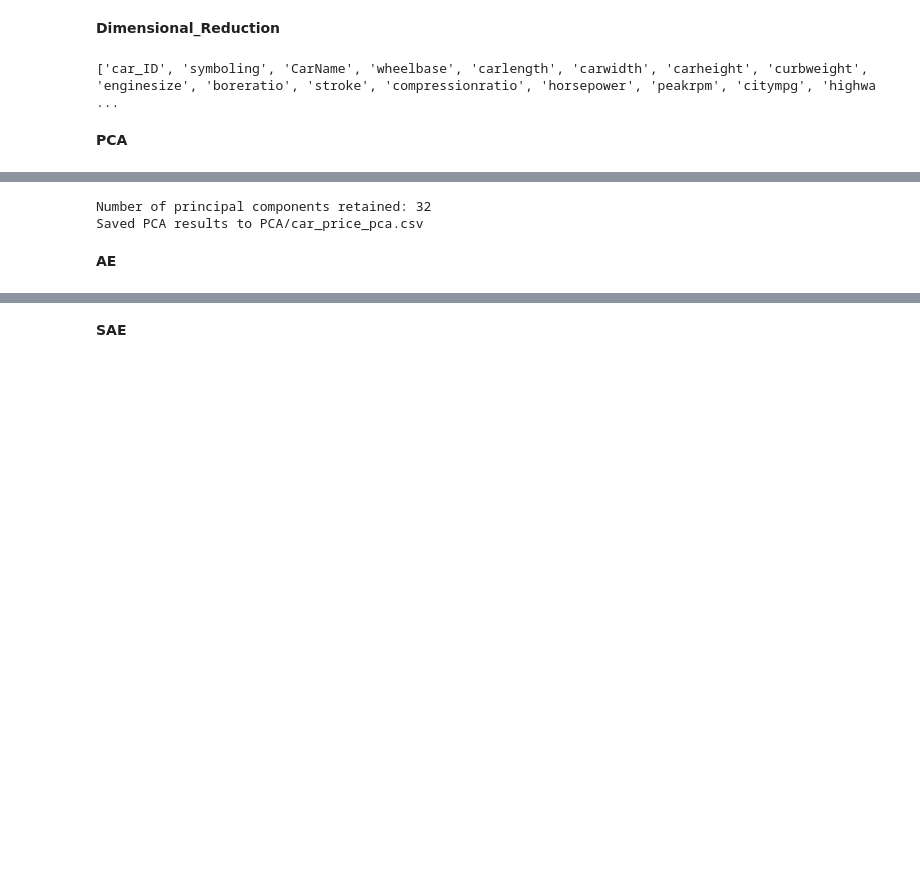
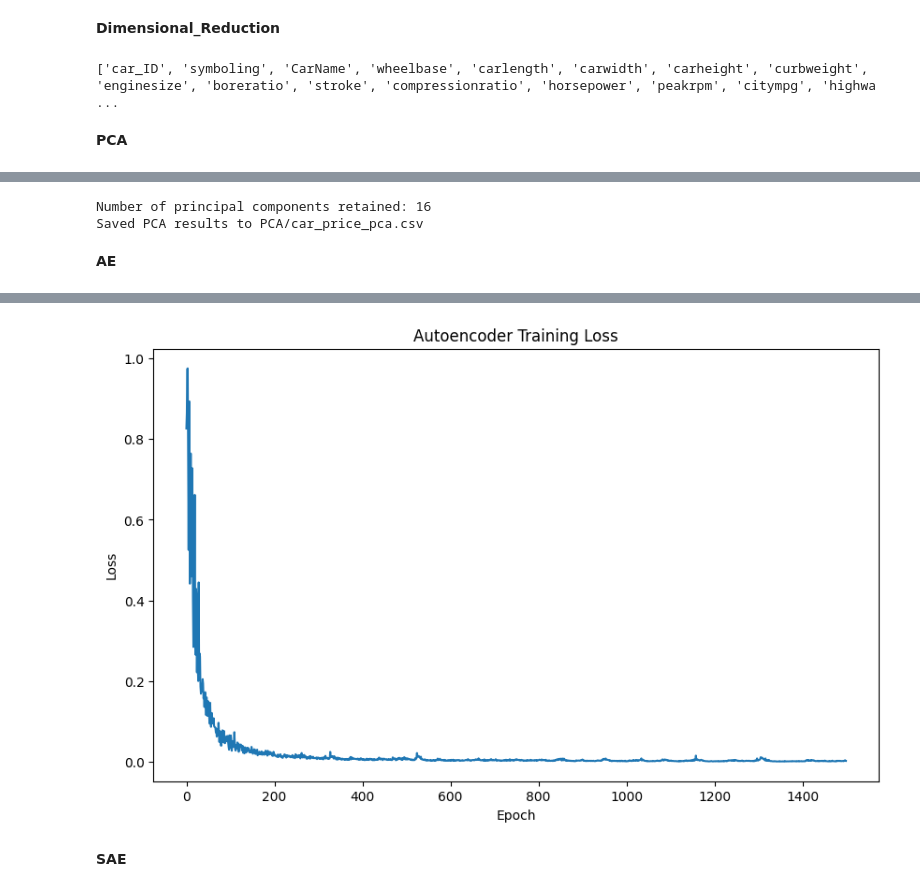
Before and after one commit to ZPRRR2004/CS182_Final_Project, a Jupyter notebook: Dimensional_Reduction.ipynb, the cells around one changed output, grey strips where cells are left out. Cells and saved outputs as stored; diff of their text form; code cells hidden in the pictures; blank space fills up the shorter version.

```diff
--- a/Dimensional_Reduction.ipynb
+++ b/Dimensional_Reduction.ipynb
@@ -36,5 +41,5 @@ plt.show()
 # %%
-pca = PCA(n_components=0.90, random_state=42)
+pca = PCA(n_components=16, random_state=42)
 X_pca = pca.fit_transform(X_scaled)
 print(f"Number of principal components retained: {X_pca.shape[1]}")
 
@@ -43,7 +48,78 @@ df_pca = pd.DataFrame(X_pca, columns=pc_columns)
 df_pca.to_csv("PCA/car_price_pca.csv", index=False)
 print("Saved PCA results to PCA/car_price_pca.csv")
 # %% [output]
-Number of principal components retained: 32
+Number of principal components retained: 16
 Saved PCA results to PCA/car_price_pca.csv
 # %% [markdown]
 **AE**
+# %%
+X_tensor = torch.FloatTensor(X_scaled)
+dataset = TensorDataset(X_tensor, X_tensor)
+dataloader = DataLoader(dataset, batch_size=32, shuffle=True)
+
+# Define Autoencoder architecture
+class Autoencoder(nn.Module):
+    def __init__(self, input_dim, encoding_dim):
+        super(Autoencoder, self).__init__()
+        self.encoder = nn.Sequential(
+            nn.Linear(input_dim, 128),
+            nn.ReLU(),
+            nn.Linear(128, 64),
+            nn.ReLU(),
+            nn.Linear(64, encoding_dim)
+        )
+        self.decoder = nn.Sequential(
+            nn.Linear(encoding_dim, 64),
+            nn.ReLU(),
+            nn.Linear(64, 128),
+            nn.ReLU(),
+            nn.Linear(128, input_dim)
+        )
+
+    def forward(self, x):
+        encoded = self.encoder(x)
+        decoded = self.decoder(encoded)
+        return encoded, decoded
+
+# Initialize model, loss function, and optimizer
+model = Autoencoder(X_scaled.shape[1], 32)
+criterion = nn.MSELoss()
+optimizer = optim.Adam(model.parameters(), lr=0.001)
+
+# Training loop
+num_epochs = 1500
+losses = []
+
+for epoch in range(num_epochs):
+    for data, _ in dataloader:
+        # Forward pass
+        encoded, decoded = model(data)
+        loss = criterion(decoded, data)
+
+        # Backward pass and optimize
+        optimizer.zero_grad()
+        loss.backward()
+        optimizer.step()
+
+    losses.append(loss.item())
+    if (epoch + 1) % 10 == 0:
+        print(f'Epoch [{epoch+1}/{num_epochs}], Loss: {loss.item():.4f}')
+
+# Plot training loss
+plt.figure(figsize=(10, 6))
+plt.plot(losses)
+plt.title('Autoencoder Training Loss')
+plt.xlabel('Epoch')
+plt.ylabel('Loss')
+plt.show()
+
+# Get encoded representations
+model.eval()
+with torch.no_grad():
+    encoded_data, _ = model(X_tensor)
+    encoded_data = encoded_data.numpy()
+
+# Save encoded data
+encoded_df = pd.DataFrame(encoded_data, columns=[f'AE_{i+1}' for i in range(encoded_data.shape[1])])
+encoded_df.to_csv('AE/car_price_ae.csv', index=False)
+# %% [output]
@@ -50,2 +143,3 @@ Saved PCA results to PCA/car_price_pca.csv
+[figure, added]
 # %% [markdown]
 **SAE**
```
Also changed, not shown: parts of 4 cells of this notebook, 24 other files.
